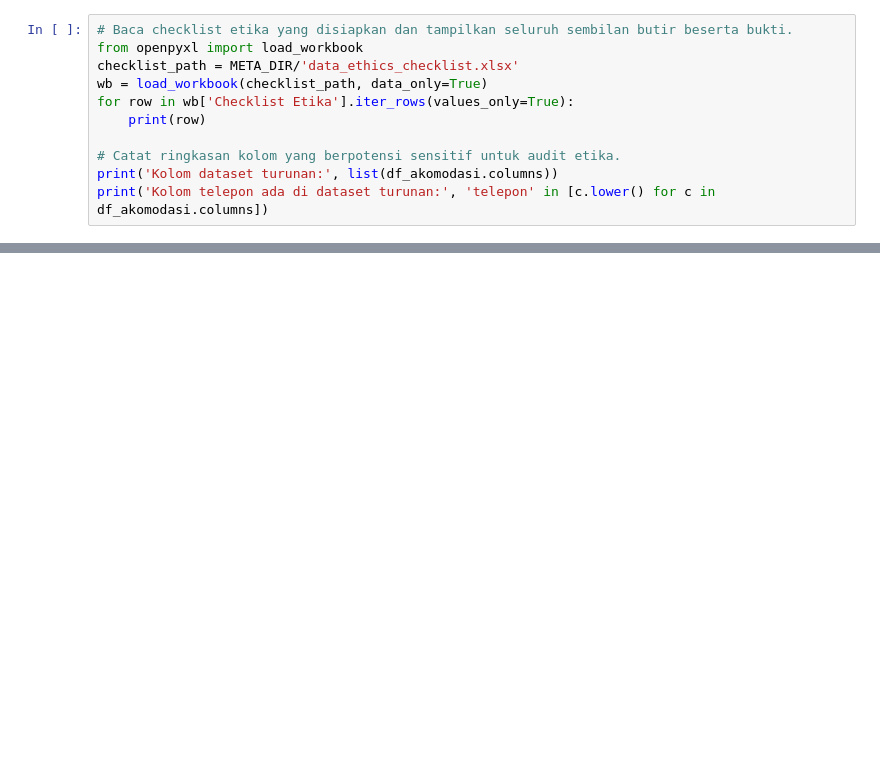
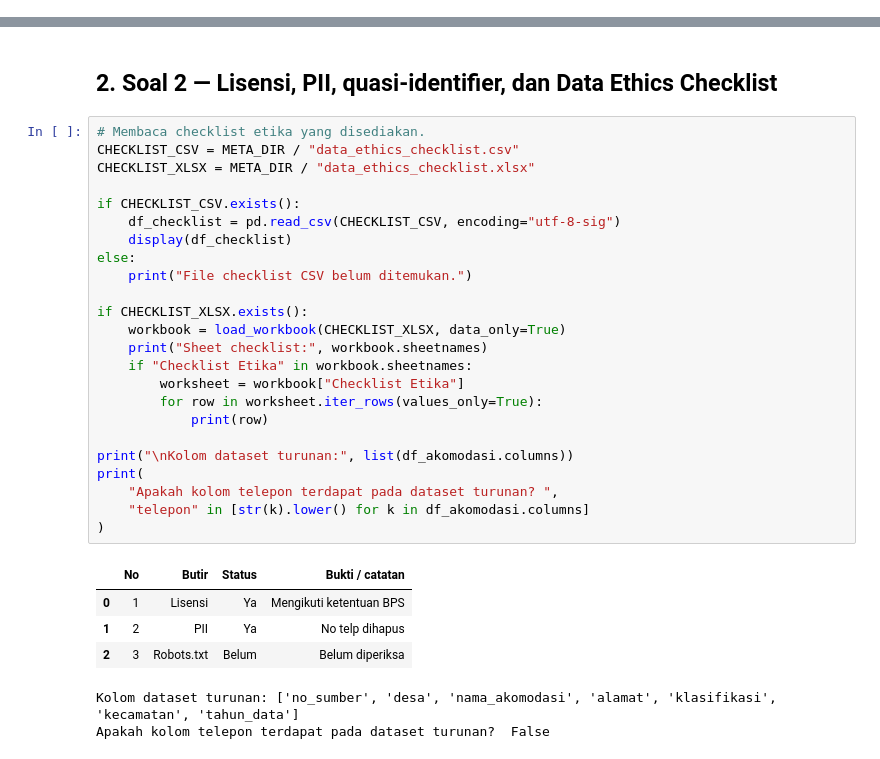
Before and after one commit to niputuriskapramesticahyadewi-maker/UTS_DAM_UBUD_RISKA_2501010315, a Jupyter notebook: UTS_DAM_UBUD_RISKA_2501010315_FINAL/UTS_DAM_UBUD_RISKA_2501010315.ipynb, the cells around one changed output, grey strips where cells are left out. Cells and saved outputs as stored; diff of their text form; blank space fills up the shorter version.

```diff
--- a/UTS_DAM_UBUD_RISKA_2501010315_FINAL/UTS_DAM_UBUD_RISKA_2501010315.ipynb
+++ b/UTS_DAM_UBUD_RISKA_2501010315_FINAL/UTS_DAM_UBUD_RISKA_2501010315.ipynb
@@ -106,11 +0,0 @@ assert df_akomodasi.duplicated().sum() == 0, 'Periksa baris duplikat.'
-# %%
-# Baca checklist etika yang disiapkan dan tampilkan seluruh sembilan butir beserta bukti.
-from openpyxl import load_workbook
-checklist_path = META_DIR/'data_ethics_checklist.xlsx'
-wb = load_workbook(checklist_path, data_only=True)
-for row in wb['Checklist Etika'].iter_rows(values_only=True):
-    print(row)
-
-# Catat ringkasan kolom yang berpotensi sensitif untuk audit etika.
-print('Kolom dataset turunan:', list(df_akomodasi.columns))
-print('Kolom telepon ada di dataset turunan:', 'telepon' in [c.lower() for c in df_akomodasi.columns])
@@ -415,0 +237,33 @@ print('Simpan notebook setelah semua sel dijalankan dan periksa folder data/raw,
+# %% [markdown]
+## 2. Soal 2 — Lisensi, PII, quasi-identifier, dan Data Ethics Checklist
+# %%
+# Membaca checklist etika yang disediakan.
+CHECKLIST_CSV = META_DIR / "data_ethics_checklist.csv"
+CHECKLIST_XLSX = META_DIR / "data_ethics_checklist.xlsx"
+
+if CHECKLIST_CSV.exists():
+    df_checklist = pd.read_csv(CHECKLIST_CSV, encoding="utf-8-sig")
+    display(df_checklist)
+else:
+    print("File checklist CSV belum ditemukan.")
+
+if CHECKLIST_XLSX.exists():
+    workbook = load_workbook(CHECKLIST_XLSX, data_only=True)
+    print("Sheet checklist:", workbook.sheetnames)
+    if "Checklist Etika" in workbook.sheetnames:
+        worksheet = workbook["Checklist Etika"]
+        for row in worksheet.iter_rows(values_only=True):
+            print(row)
+
+print("\nKolom dataset turunan:", list(df_akomodasi.columns))
+print(
+    "Apakah kolom telepon terdapat pada dataset turunan? ",
+    "telepon" in [str(k).lower() for k in df_akomodasi.columns]
+)
+# %% [output]
+|  | No | Butir | Status | Bukti / catatan |
+| 0 | 1 | Lisensi | Ya | Mengikuti ketentuan BPS |
+| 1 | 2 | PII | Ya | No telp dihapus |
+| 2 | 3 | Robots.txt | Belum | Belum diperiksa |
+Kolom dataset turunan: ['no_sumber', 'desa', 'nama_akomodasi', 'alamat', 'klasifikasi', 'kecamatan', 'tahun_data']
+Apakah kolom telepon terdapat pada dataset turunan?  False
```
Also changed, not shown: parts of 60 cells of this notebook, 2 other files.
